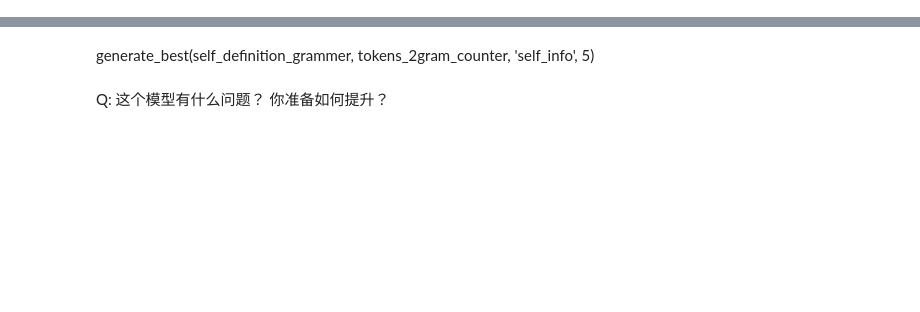
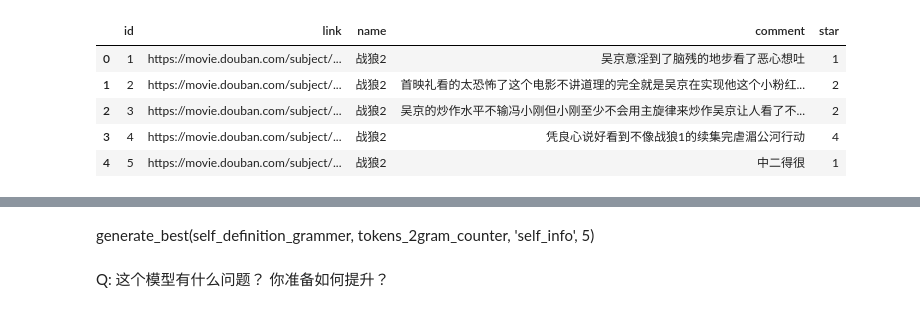
Before and after one commit to acer9527lxp/2019-autumn, a Jupyter notebook: Lecture-01/Assignment-01.ipynb, the cells around one changed output, grey strips where cells are left out. Cells and saved outputs as stored; diff of their text form; code cells hidden in the pictures; blank space fills up the shorter version.

```diff
--- a/Lecture-01/Assignment-01.ipynb
+++ b/Lecture-01/Assignment-01.ipynb
@@ -240,4 +435,0 @@ counter.most_common(10)
-# %%
-frequences = [f for w,f in counter.most_common(100)]
-log_frequences = [np.log(f) for w,f in counter.most_common(100)]
-x = [i for i in range(100)]
@@ -773,0 +464,9 @@ def generate_best(grammar, counter_ngram, target, n):
+# %%
+import re
+def data_preprocessinng(content):
+    '''去除文本中的非汉字字符'''
+    return ''.join(re.findall('\w+',content))
+# %%
+%%time
+# 文本清洗 去除非汉字字符
+copurs_data['comment'] = copurs_data['comment'].apply(lambda x: data_preprocessinng(str(x)))
@@ -773,0 +475,9 @@ def generate_best(grammar, counter_ngram, target, n):
+# %%
+copurs_data.head()
+# %% [output]
+|  | id | link | name | comment | star |
+| 0 | 1 | https://movie.douban.com/subject/... | 战狼2 | 吴京意淫到了脑残的地步看了恶心想吐 | 1 |
+| 1 | 2 | https://movie.douban.com/subject/... | 战狼2 | 首映礼看的太恐怖了这个电影不讲道理的完全就是吴京在实现他这个小粉红... | 2 |
+| 2 | 3 | https://movie.douban.com/subject/... | 战狼2 | 吴京的炒作水平不输冯小刚但小刚至少不会用主旋律来炒作吴京让人看了不... | 2 |
+| 3 | 4 | https://movie.douban.com/subject/... | 战狼2 | 凭良心说好看到不像战狼1的续集完虐湄公河行动 | 4 |
+| 4 | 5 | https://movie.douban.com/subject/... | 战狼2 | 中二得很 | 1 |
```
Also changed, not shown: parts of 185 cells of this notebook.
